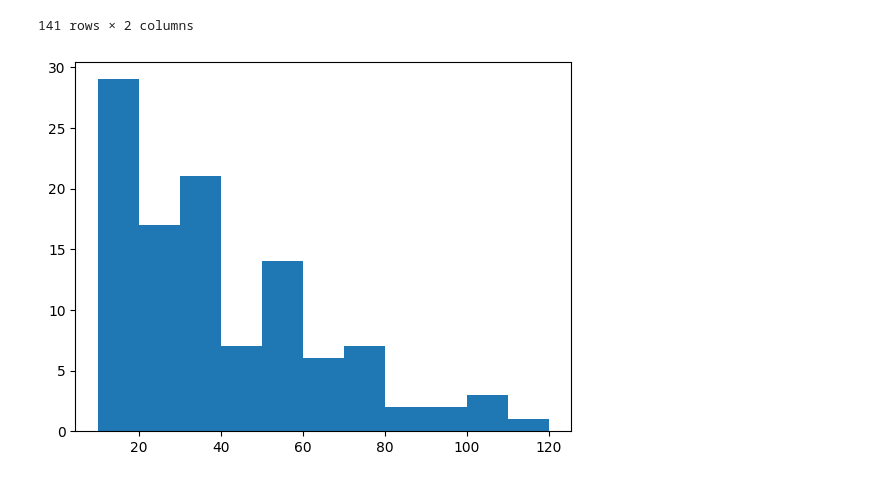
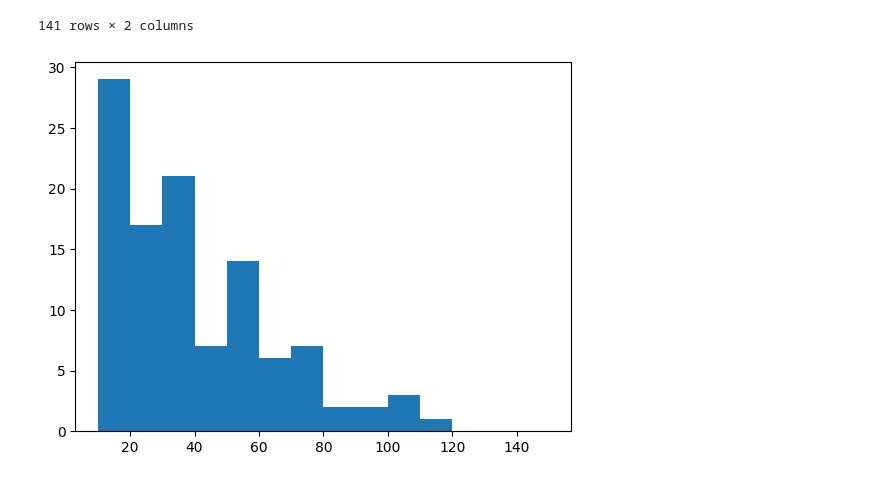
Before and after one commit to Aditya26Das/Machine-Learning, a Jupyter notebook: matplotlib/prog1.ipynb, the cells around one changed output. Saved outputs shown, nothing was run; the diff lists cells and outputs as text; code cells hidden in the pictures.

Commit message:
Histogram Modified

```diff
--- a/matplotlib/prog1.ipynb
+++ b/matplotlib/prog1.ipynb
@@ -159,7 +159,7 @@ df
 | 140 | 636 | 54 |
 141 rows × 2 columns
 # %%
-plt.hist(df['batsman_runs'],bins=[10,20,30,40,50,60,70,80,90,100,110,120])
+plt.hist(df['batsman_runs'],bins=[10,20,30,40,50,60,70,80,90,100,110,120,130,140,150])
 plt.show()
 # %% [output]
-[figure, old version]
+[figure, new version]
```
